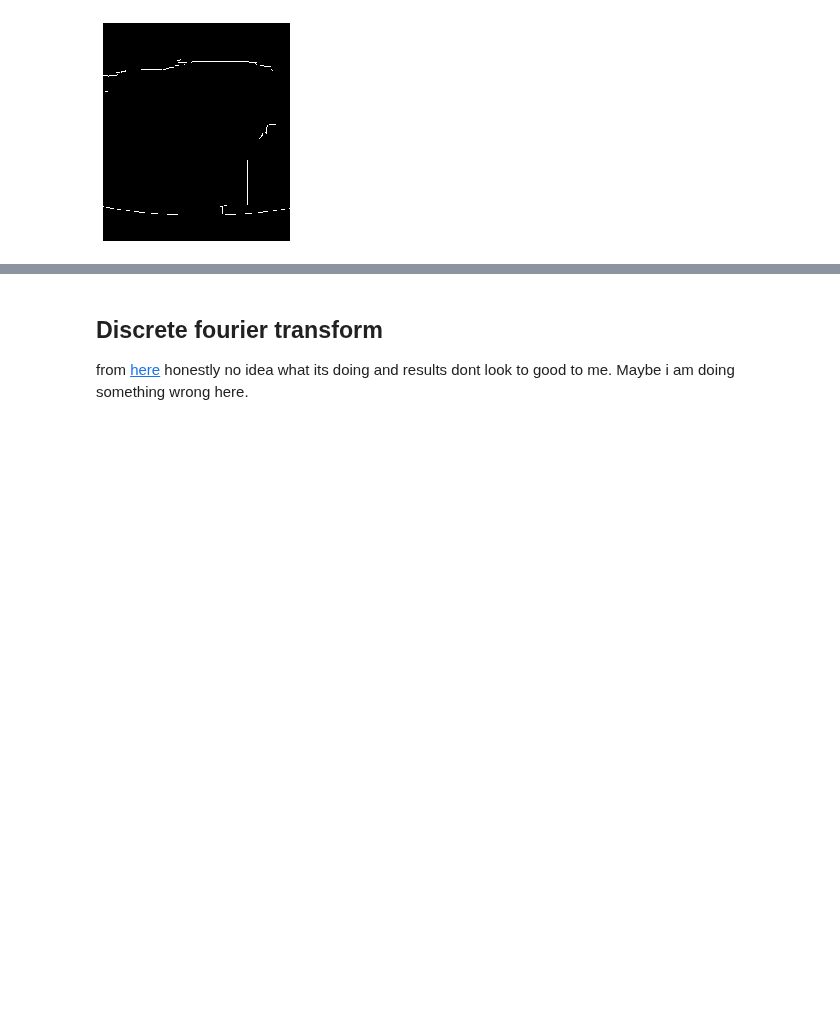
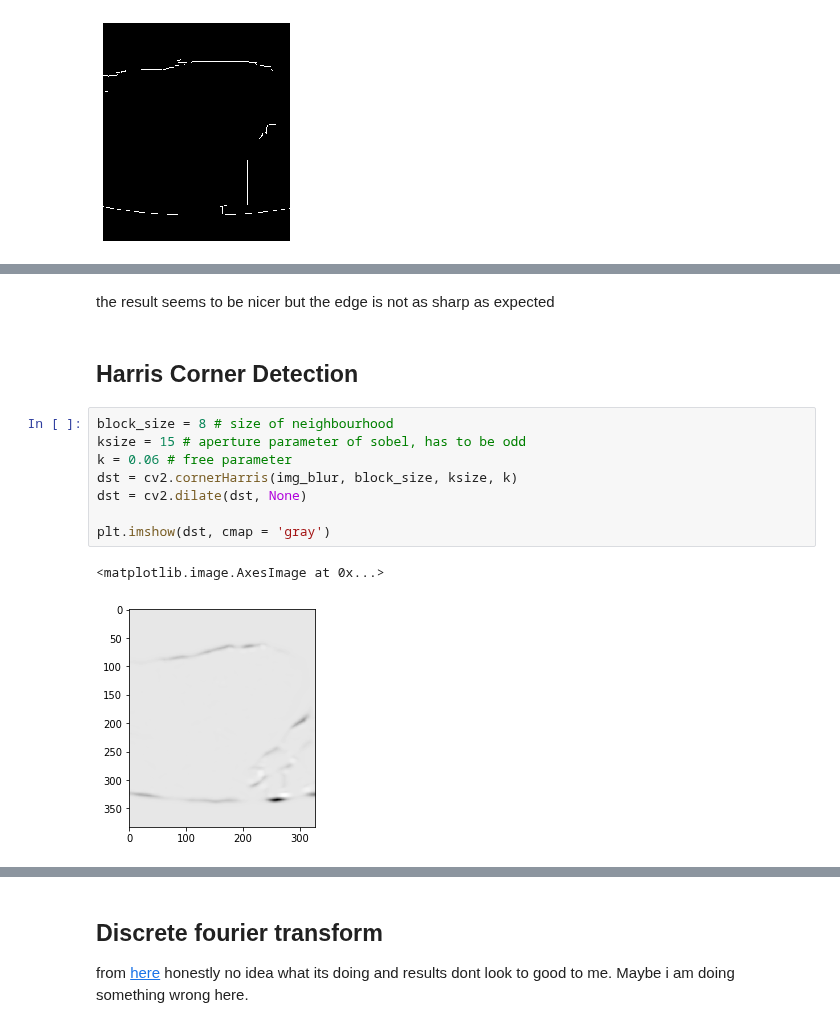
Before and after one commit to markusait/lcid, a Jupyter notebook: code/edge_detection.ipynb, the cells around one changed output, grey strips where cells are left out. Cells and saved outputs as stored; diff of their text form; blank space fills up the shorter version.

```diff
--- a/code/edge_detection.ipynb
+++ b/code/edge_detection.ipynb
@@ -59,0 +79,15 @@ show_img(edges)
+# %% [markdown]
+the result seems to be nicer but the edge is not as sharp as expected
+# %% [markdown]
+## Harris Corner Detection
+# %%
+block_size = 8 # size of neighbourhood
+ksize = 15 # aperture parameter of sobel, has to be odd
+k = 0.06 # free parameter
+dst = cv2.cornerHarris(img_blur, block_size, ksize, k)
+dst = cv2.dilate(dst, None)
+
+plt.imshow(dst, cmap = 'gray')
+# %% [output]
+<matplotlib.image.AxesImage at 0x...>
+[figure, added]
```
Also changed, not shown: parts of 11 cells of this notebook.
